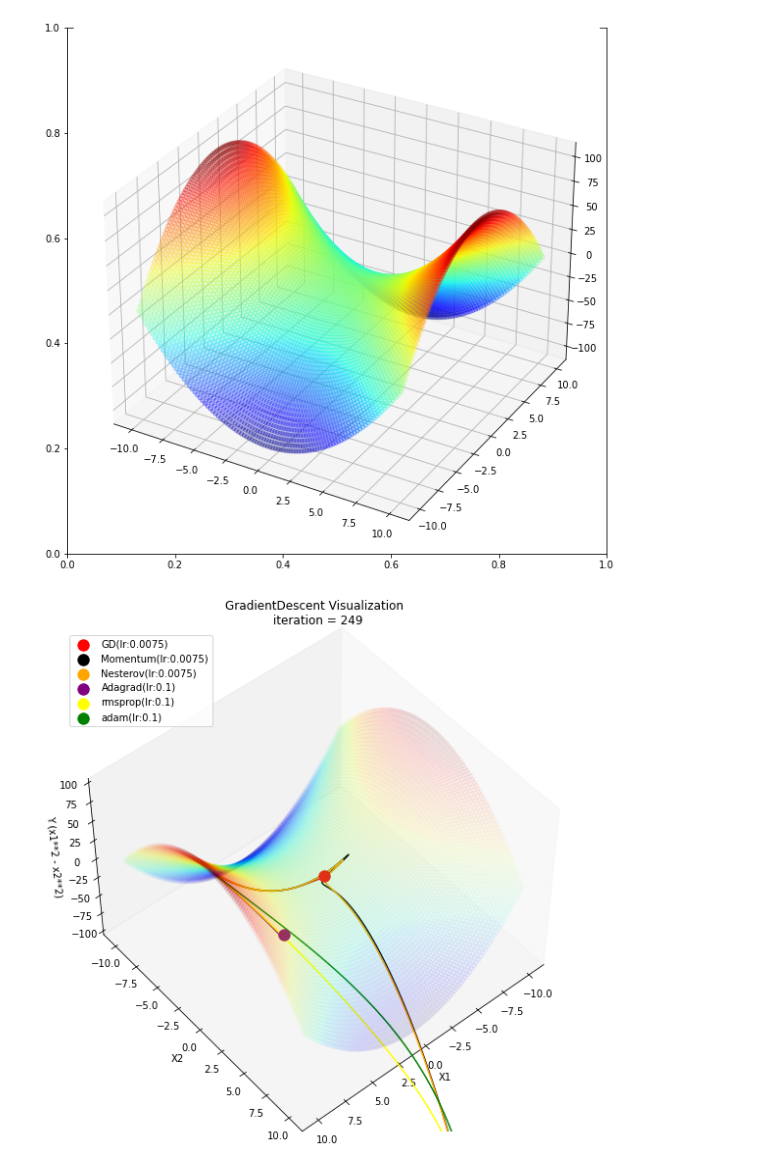
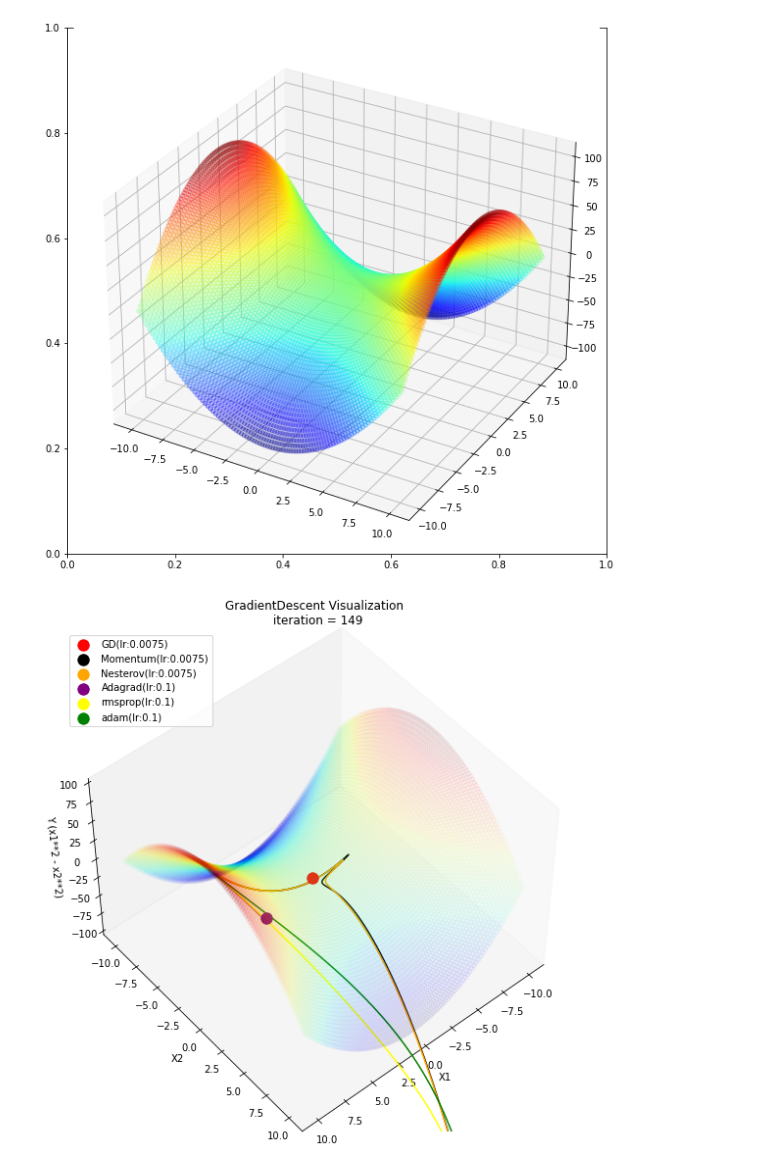
Before and after one commit to dslisleedh/from_scratch, a Jupyter notebook: optimization/gradientdescent/GradientDescents.ipynb, the cells around one changed output. Cells and saved outputs as stored; diff of their text form; code cells hidden in the pictures.

```diff
--- a/optimization/gradientdescent/GradientDescents.ipynb
+++ b/optimization/gradientdescent/GradientDescents.ipynb
@@ -20,7 +20,7 @@ ax.scatter(X1,X2,Y, c = Y, cmap = plt.cm.jet, vmin = Y.min(), vmax = Y.max(), al
 [figure]
 # %%
 class Vis(object):
-    def __init__(self, eta = .0075, n_iter = 250, random_state = 42):
+    def __init__(self, eta = .0075, n_iter = 150, random_state = 42):
         self.eta = eta
         self.n_iter = n_iter
         self.random_state = random_state
@@ -117,7 +117,7 @@ y6 = np.row_stack([x for x in vis6.history_y_])
 y6 = y6.T[0]
 ###
 
-time_steps = 250
+time_steps = 150
 
 fig, ax = plt.subplots(figsize = (10, 10))
 marker_size = 25
@@ -129,31 +129,31 @@ def animate(i):
     ax.set_ylim(X2.min()-1, X2.max() + 1)
     ax.set_zlim(Y.min()-1, Y.max() + 1)
     ax.view_init(50, 50)
     ax.grid(b = None)
     ax.set_title('GradientDescent Visualization \n iteration = %d' % i)
     ax.set_xlabel('X1')
     ax.set_ylabel('X2')
     ax.set_zlabel('Y (x1**2 - x2**2)')
     ax.scatter(X1, X2, Y, c = Y, cmap = plt.cm.jet,  edgecolor = None, alpha = .05)
     ax.plot(x[:i,0], x[:i,1], y[:i], c = 'red')
     ax.scatter(vis.history_x_[i][0], vis.history_x_[i][1], vis.history_y_[i] + 5, s = 130, c = 'red', label = f'GD(lr:{vis.eta})')
     ax.plot(x2[:i,0], x2[:i,1], y2[:i], c = 'black')
     ax.scatter(vis2.history_x_[i][0], vis2.history_x_[i][1], vis2.history_y_[i] + 5, s = 130, c = 'black', label = f'Momentum(lr:{vis2.eta})')
     ax.plot(x3[:i,0], x3[:i,1], y3[:i], c = 'orange')
     ax.scatter(vis3.history_x_[i][0], vis3.history_x_[i][1], vis3.history_y_[i] + 5, s = 130, c = 'orange', label = f'Nesterov(lr:{vis3.eta})')
     ax.plot(x4[:i,0], x4[:i,1], y4[:i], c = 'purple')
     ax.scatter(vis4.history_x_[i][0], vis4.history_x_[i][1], vis4.history_y_[i] + 5, s = 130, c = 'purple', label = f'Adagrad(lr:{vis4.eta})')
     ax.plot(x5[:i,0], x5[:i,1], y5[:i], c = 'yellow')
     ax.scatter(vis5.history_x_[i][0], vis5.history_x_[i][1], vis5.history_y_[i] + 5, s = 130, c = 'yellow', label = f'rmsprop(lr:{vis5.eta})')
     ax.plot(x6[:i,0], x6[:i,1], y6[:i], c = 'green')
     ax.scatter(vis6.history_x_[i][0], vis6.history_x_[i][1], vis6.history_y_[i] + 5, s = 130, c = 'green', label = f'adam(lr:{vis6.eta})')
     ax.legend()
 
 plt.tight_layout()
 fig.subplots_adjust(top=.75)
 
 ani = animation.FuncAnimation(fig, animate, interval=30, frames=range(time_steps))
 
 ani.save('GradientDescentVisualziation.gif', writer='pillow', dpi=100)
 # %% [output]
-[figure, old version]
+[figure, new version]
```
Also changed, not shown: 1 other file.
